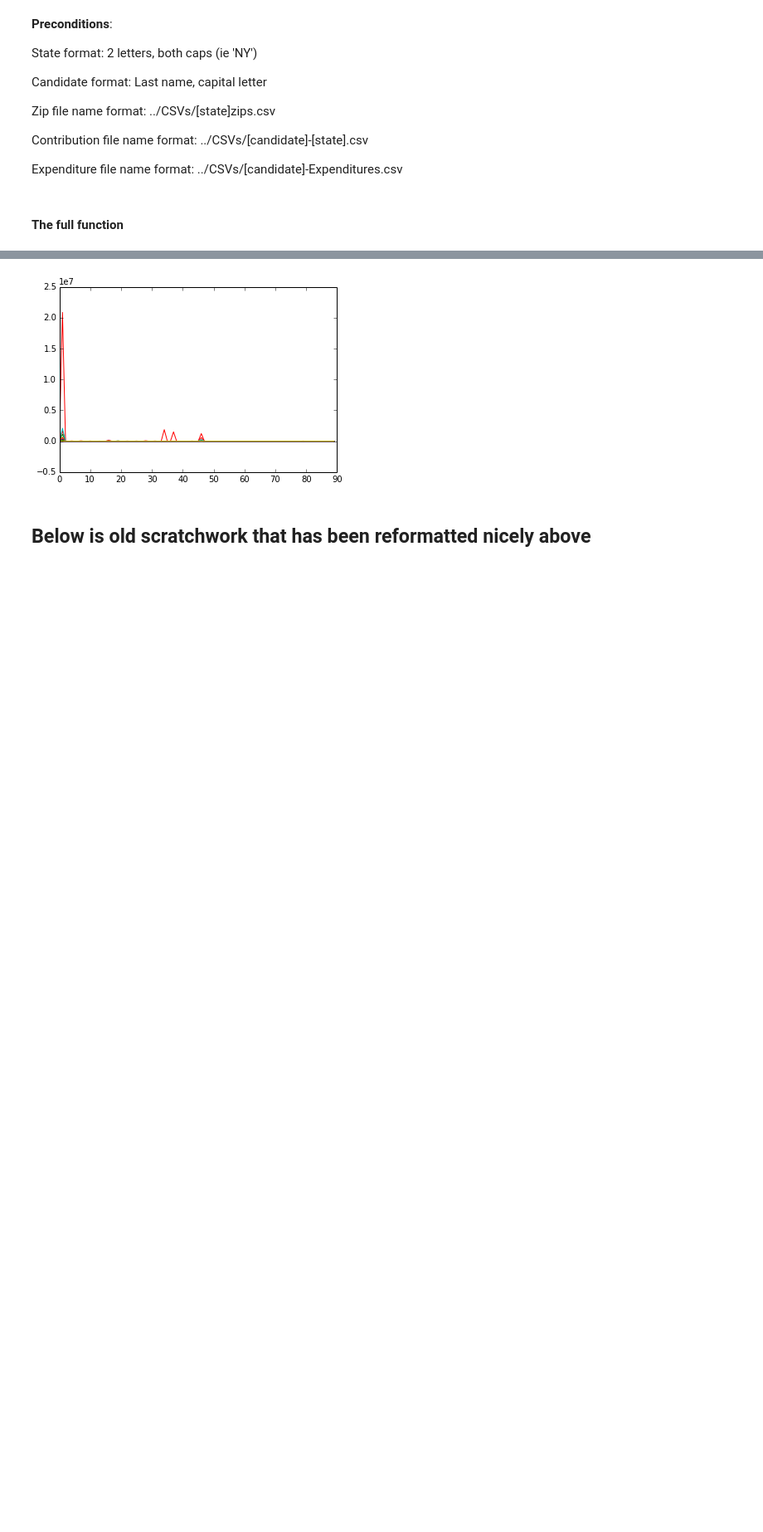
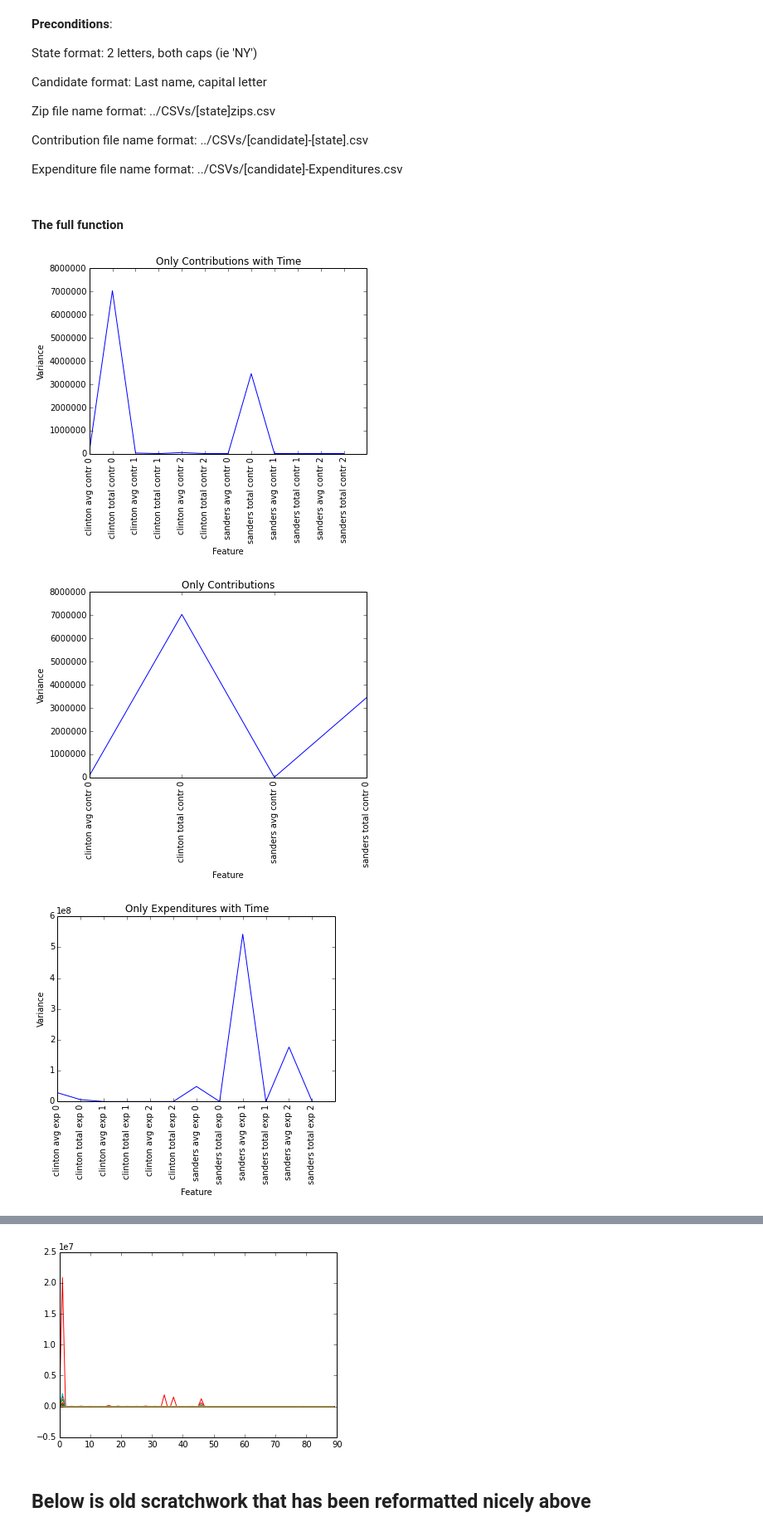
Before and after one commit to sbalanovich/APM115Proj2, a Jupyter notebook: SergueiNotebooks/Random Forest Tests.ipynb, the cells around one changed output, grey strips where cells are left out. Shown: that part at 83% size. Saved outputs shown, nothing was run; the diff lists cells and outputs as text; code cells hidden in the pictures; blank space fills up the shorter version.

```diff
--- a/SergueiNotebooks/Random Forest Tests.ipynb
+++ b/SergueiNotebooks/Random Forest Tests.ipynb
@@ -182,17 +198,24 @@ def buildTwitterFeatureFrame(state, candidates, X=[]):
 
     colns = list(twitterData.columns.values)
     ids = []
-#     colnNames = []
+    nCandidateFeatures = 0
     for c in candidates:
-        ids += [i for i, coln in enumerate(colns) if c in coln]
-#         colnNames += [coln for i, coln in enumerate(colns) if c in coln]
-# #     print colnNames
+        candidateFeatureIds = [i for i, coln in enumerate(colns) if c in coln]
+        ids += candidateFeatureIds
+        nCandidateFeatures = len(candidateFeatureIds)
 
     if not X:
         X = [[] for i in range(len(twitterData))]
     iterIdx= 0
     for index, row in twitterData.iterrows():
-        X[iterIdx] += list(row[ids].values)
+        cand1Ids = ids[0:len(ids)/len(candidates)]
+        cand2Ids = ids[len(ids)/len(candidates):2*len(ids)/len(candidates)]
+        cand3Ids = []
+        if len(candidates) > 2:
+            cand3Ids = ids[2*len(ids)/len(candidates):len(ids)]
+        candIdz = [cand1Ids, cand2Ids, cand3Ids]
+        for candz in range(len(candidates)-1):
+            X[iterIdx] += list(row[candIdz[candz]].values/sum(row[ids].values))
         iterIdx += 1
     return X
 # %%
@@ -251,3 +274,14 @@ def buildTargetReps(state):
                                                        int(row[5].replace(',', '')))
             y.append([percent1, percent2])
     return y
+# %%
+def plotFFVariances(FF, title="", labels=[]):
+    variances = []
+    for i in range(len(FF[0])):
+        coln = [f[i] for f in FF]
+        variances.append(np.var(coln))
+    plt.plot(variances)
+    plt.title(title)
+    plt.ylabel("Variance")
+    plt.xlabel("Feature")
+    plt.xticks([l for l in range(len(labels))], [l for l in labels], rotation='vertical')
@@ -267,10 +337,28 @@ X5 = buildFinanceFeatureFrame(state, candidates, inclTime=True, inclContrib=True
 X6 = buildFinanceFeatureFrame(state, candidates, inclTime=False, inclContrib=True, inclExp=True)
 
 X7 = buildTwitterFeatureFrame(state, candidates)
+for i in range(len(X7)):
+    for j in range(len(X7[i])):
+        if math.isnan(X7[i][j]):
+            X7[i][j] = 0
 
 X8 = buildFinanceFeatureFrame(state, candidates, inclTime=True, inclContrib=True, inclExp=True)
 X8 = buildTwitterFeatureFrame(state, candidates, X = X8)
+for i in range(len(X8)):
+    for j in range(len(X8[i])):
+        if math.isnan(X8[i][j]):
+            X8[i][j] = 0
 
 XsToTry = [X1, X2, X3, X4, X5, X6, X7, X8]
 y = buildTargetDems(state)
 # y = buildTargetReps(state)
+# %%
+XsNames = ["Only Contributions with Time", "Only Contributions", "Only Expenditures with Time", "Only Expenditures", "Both C+E with Time", "Both C+E", "Twitter Only", "C+E and Time and Twitter"]
+# %%
+for i, FF in enumerate(XsToTry):
+    plotFFVariances(FF, title=XsNames[i], labels=featureNameList[i])
+    plt.show()
+# %% [output]
+[figure, added]
+[figure, added]
+[figure, added]
```
Also changed, not shown: parts of 18 cells of this notebook, 1 other file.
